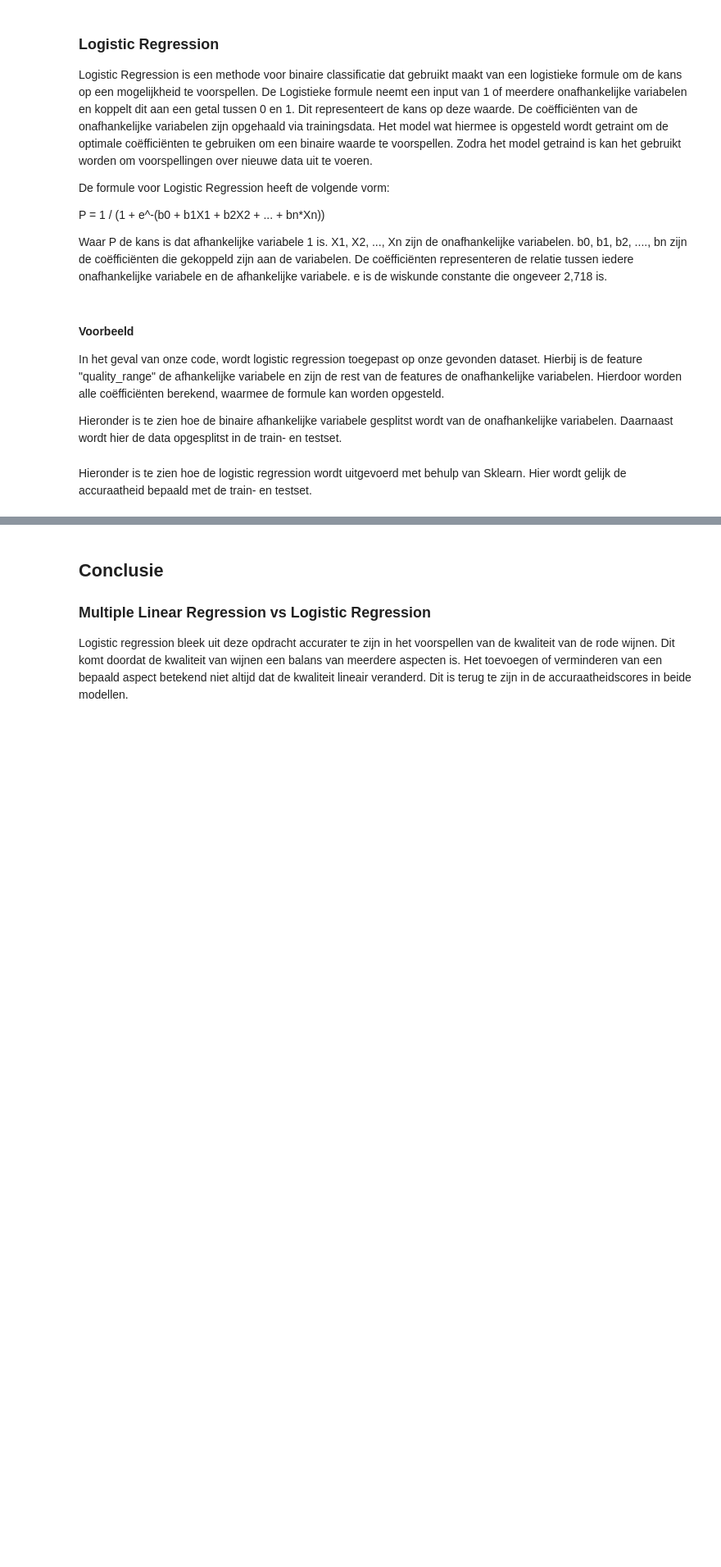
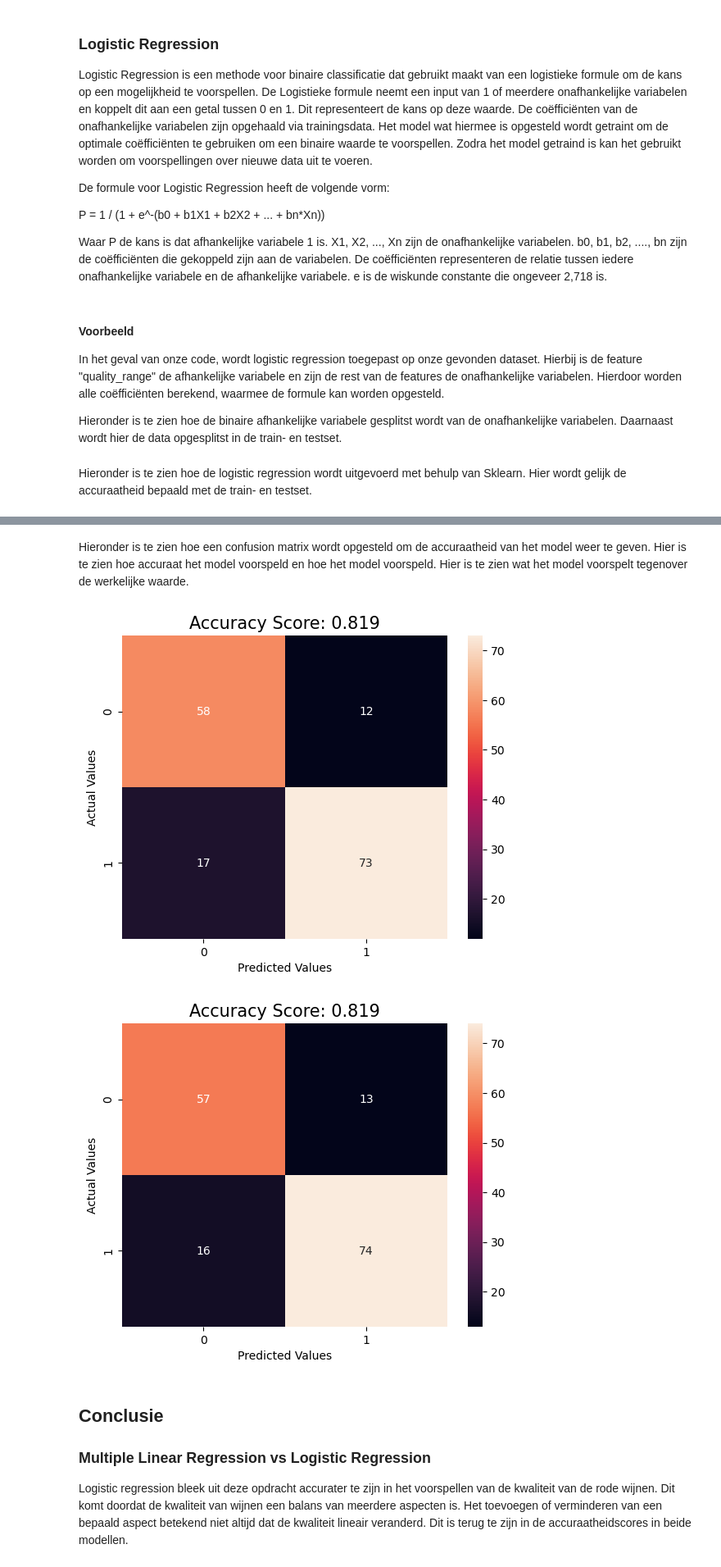
Before and after one commit to BrVerheijen/DataScience_PI7, a Jupyter notebook: verslag.ipynb, the cells around one changed output, grey strips where cells are left out. Shown at 82% size. Saved outputs shown, nothing was run; the diff lists cells and outputs as text; code cells hidden in the pictures; blank space fills up the shorter version.

```diff
--- a/verslag.ipynb
+++ b/verslag.ipynb
@@ -198,0 +392,18 @@ plt.show()
+# %%
+#Random Forest
+model_forest_gini = RandomForestClassifier(random_state=40, criterion='gini')
+
+model_forest_entropy = RandomForestClassifier(random_state=40, criterion='entropy')
+
+model_forest_gini.fit(X_forest_train, y_forest_train)
+model_forest_entropy.fit(X_forest_train, y_forest_train)
+
+train_accuracy_gini = model_forest_gini.score(X_forest_train, y_forest_train)
+test_accuracy_gini = model_forest_gini.score(X_forest_test, y_forest_test)
+
+train_accuracy_entropy = model_forest_entropy.score(X_forest_train, y_forest_train)
+test_accuracy_entropy = model_forest_entropy.score(X_forest_test, y_forest_test)
+
+print('Random Forest Gini Criteria vs Entropy Criteria', '-'*35,
+        'Accuracy in Test Gini Group   : {:.2f}'.format(test_accuracy_gini),
+        'Accuracy in Test Entropy Group   : {:.2f}'.format(test_accuracy_entropy), sep='\n')
@@ -199,3 +439,42 @@ plt.show()
+# %% [markdown]
+Hieronder is te zien hoe een confusion matrix wordt opgesteld om de accuraatheid van het model weer te geven. Hier is te zien hoe accuraat het model voorspeld en hoe het model voorspeld. Hier is te zien wat het model voorspelt tegenover de werkelijke waarde.
+# %%
+#confusion matrix for Random Forest Gini
+forest_gini_predictions = model_forest_gini.predict(X_forest_test)
+
+score_forest_gini = round(accuracy_score(y_forest_test, forest_gini_predictions), 3)
+
+forest_pred_test = model_forest_gini.predict(X_forest_test)
+forest_pred_train = model_forest_gini.predict(X_forest_train)
+
+cm_gini = cm(y_forest_test, forest_pred_test)
+
+#Gini confusion matrix with sns heatmap
+sns.heatmap(cm_gini, annot=True, fmt='.0f')
+plt.xlabel('Predicted Values')
+plt.ylabel('Actual Values')
+plt.title('Accuracy Score: {0}'.format(score_forest_gini), size = 15)
+plt.show()
+
+#confusion matrix for Random Forest Entropy with sns heatmap
+forest_entropy_predictions = model_forest_entropy.predict(X_forest_test)
+
+score_forest_entropy = round(accuracy_score(y_forest_test, forest_entropy_predictions), 3)
+
+forest_pred_test = model_forest_entropy.predict(X_forest_test)
+forest_pred_train = model_forest_entropy.predict(X_forest_train)
+
+cm_entropy = cm(y_forest_test, forest_pred_test)
+
+#Entropy confusion matrix with sns heatmap
+sns.heatmap(cm_entropy, annot=True, fmt='.0f')
+plt.xlabel('Predicted Values')
+plt.ylabel('Actual Values')
+plt.title('Accuracy Score: {0}'.format(score_forest_entropy), size = 15)
+plt.show()
+# %% [output]
+[figure, added]
+[figure, added]
 # %% [markdown]
 ## Conclusie
 ### Multiple Linear Regression vs Logistic Regression
```
Also changed, not shown: parts of 33 cells of this notebook.
